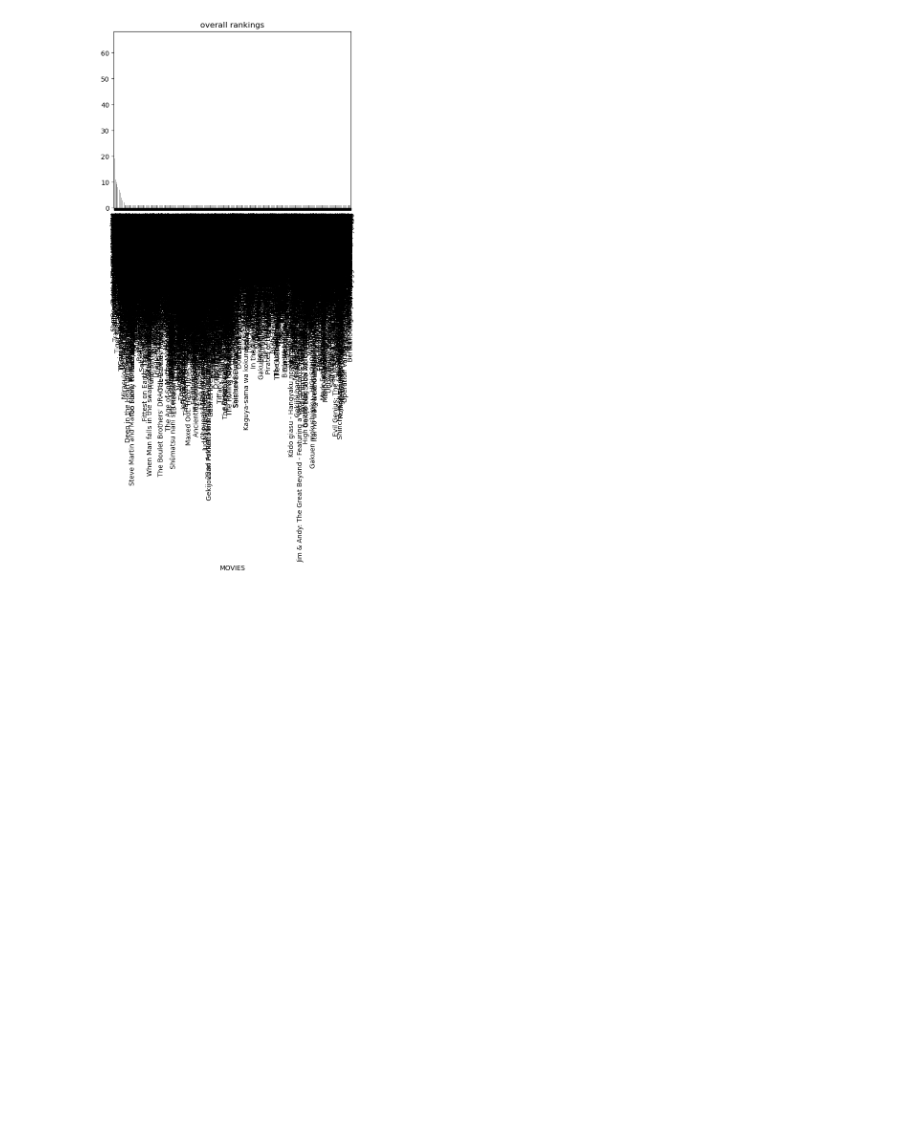
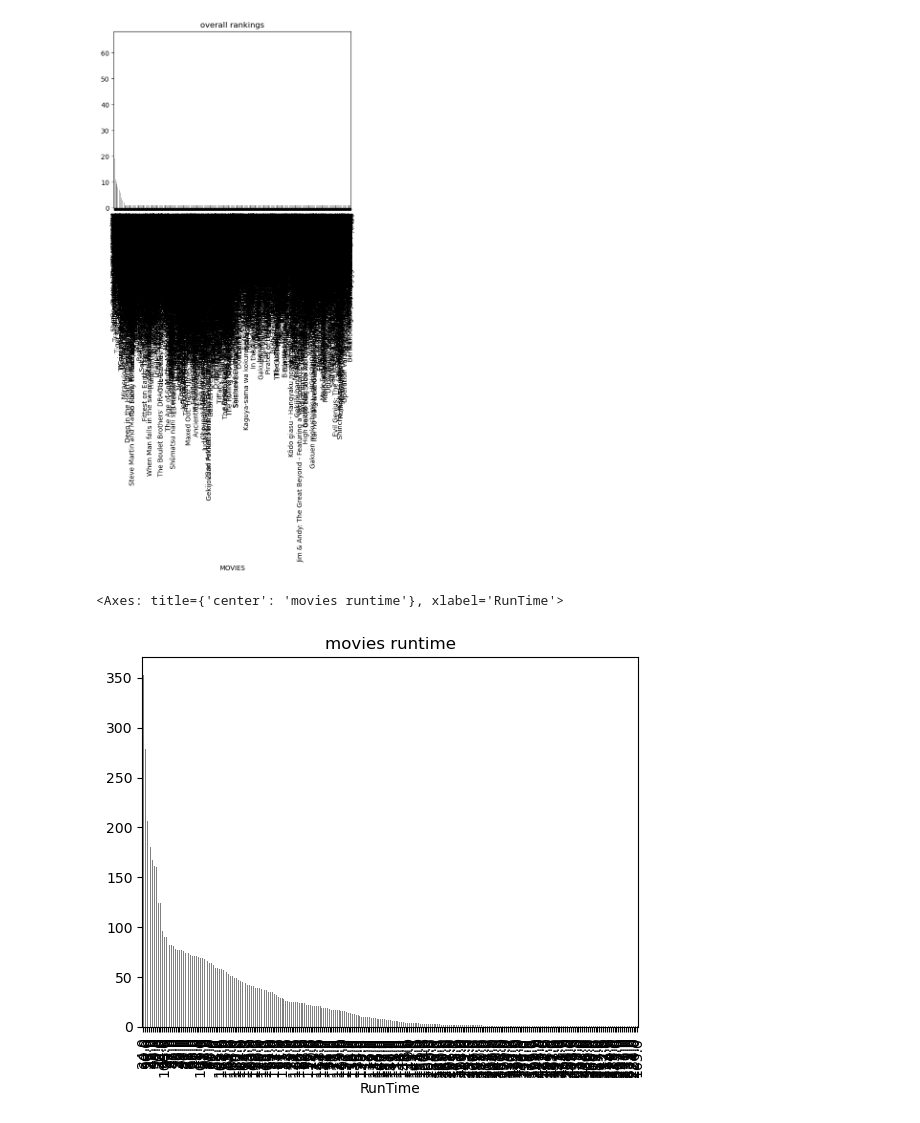
Before and after one commit to tahaassif161003/myproject., a Jupyter notebook: new.ipynb, the cells around one changed output. Saved outputs shown, nothing was run; the diff lists cells and outputs as text; code cells hidden in the pictures; blank space fills up the shorter version.

```diff
--- a/new.ipynb
+++ b/new.ipynb
@@ -207,3 +211,8 @@ df1["MOVIES"].value_counts().plot(kind = "bar", title = "overall rankings", colo
 # %% [output]
 <Axes: title={'center': 'overall rankings'}, xlabel='MOVIES'>
 [figure]
+# %%
+df1["RunTime"].value_counts().plot(kind = "bar", title = "movies runtime", color = "gray")
+# %% [output]
+<Axes: title={'center': 'movies runtime'}, xlabel='RunTime'>
+[figure, added]
```
Also changed, not shown: parts of 5 cells of this notebook.
